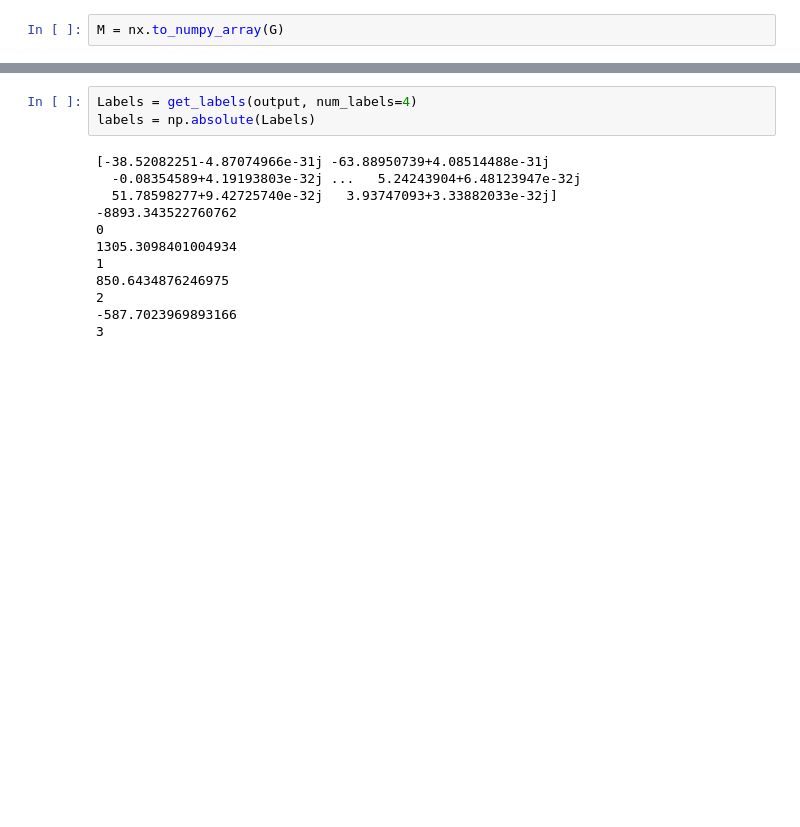
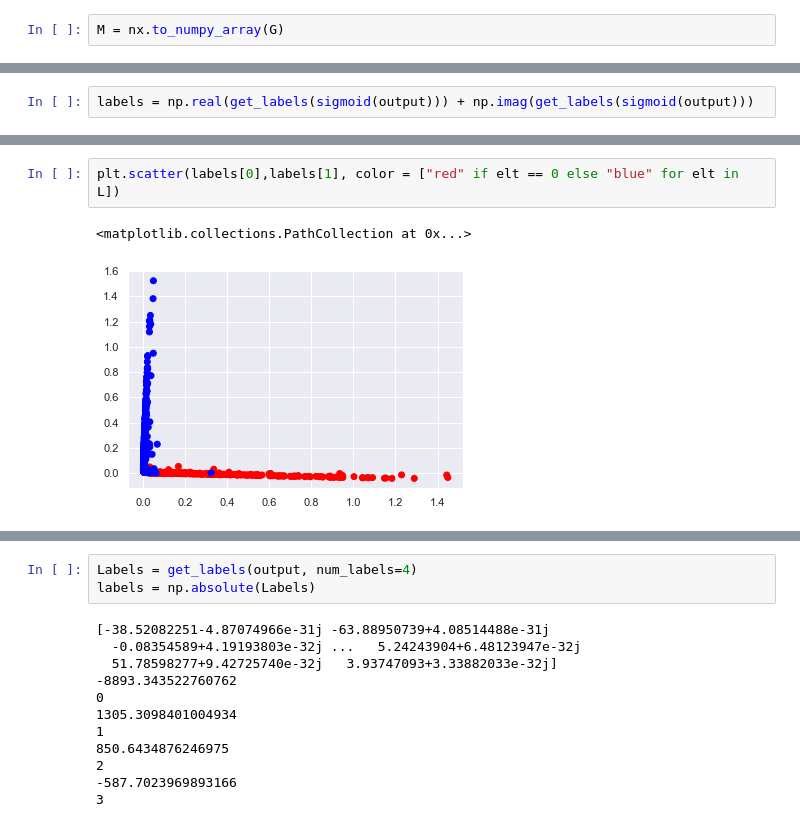
Before and after one commit to joshuap2613/CSBM, a Jupyter notebook: Clean/Reading Blog Posts.ipynb, the cells around one changed output, grey strips where cells are left out. Cells and saved outputs as stored; diff of their text form; blank space fills up the shorter version.

```diff
--- a/Clean/Reading Blog Posts.ipynb
+++ b/Clean/Reading Blog Posts.ipynb
@@ -149,0 +195,2 @@ def get_labels(A, num_labels=2):
+# %%
+labels = np.real(get_labels(sigmoid(output))) + np.imag(get_labels(sigmoid(output)))
@@ -149,0 +206,5 @@ def get_labels(A, num_labels=2):
+# %%
+plt.scatter(labels[0],labels[1], color = ["red" if elt == 0 else "blue" for elt in L])
+# %% [output]
+<matplotlib.collections.PathCollection at 0x...>
+[figure, added]
```
Also changed, not shown: parts of 52 cells of this notebook, 4 other files.
